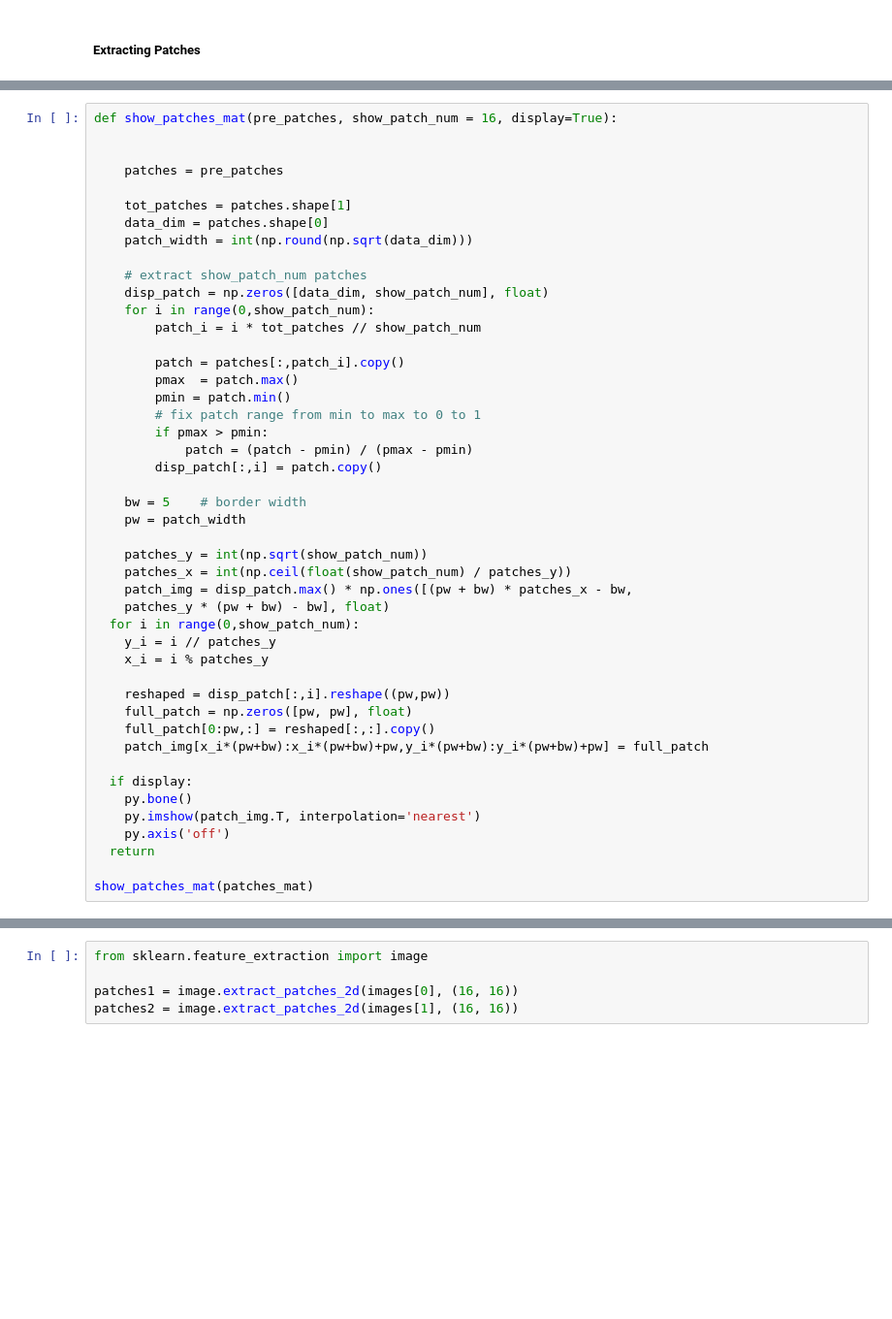
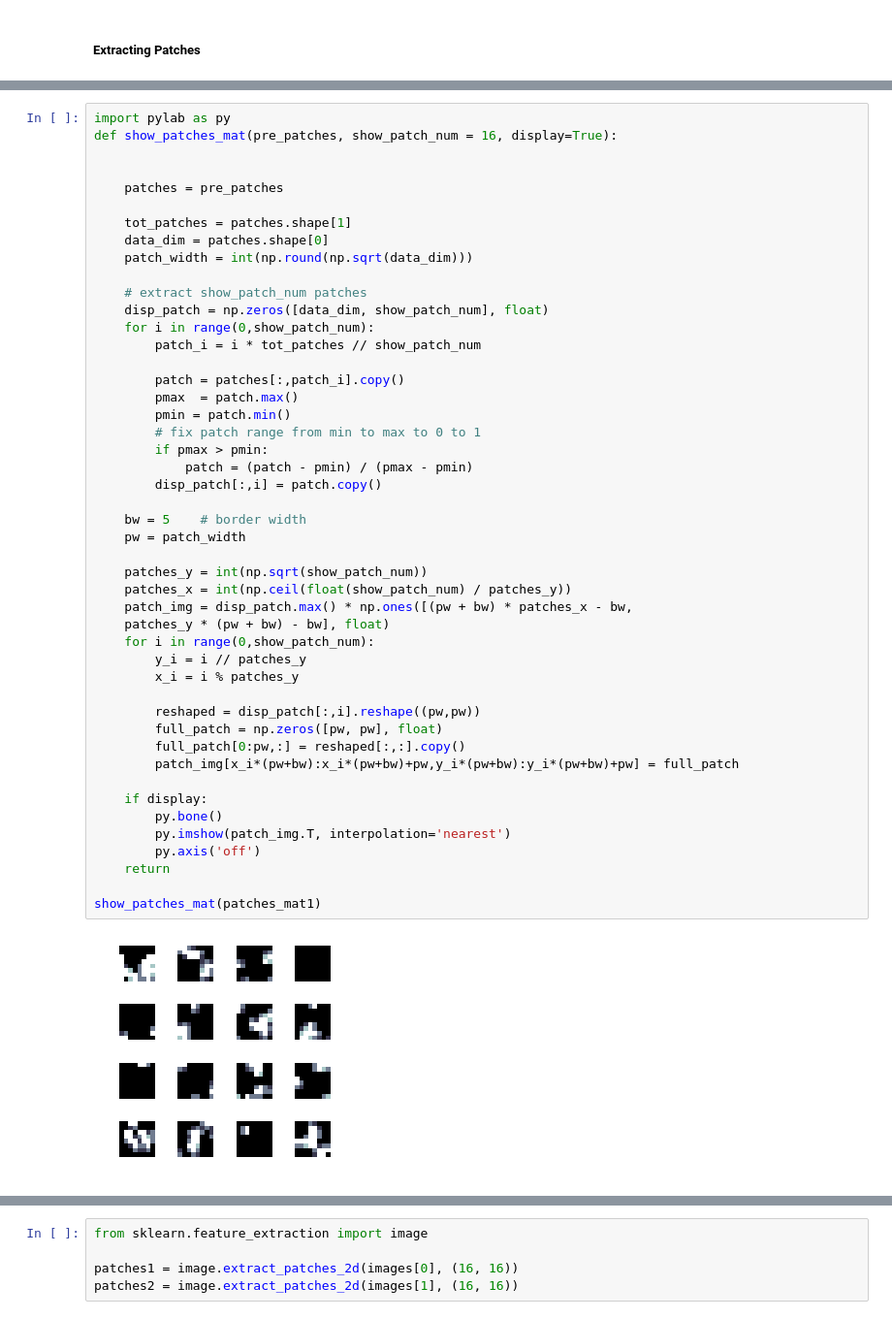
Before and after one commit to dsaffo/ibv, a Jupyter notebook: marys/lgn_patching.ipynb, the cells around one changed output, grey strips where cells are left out. Shown at 97% size. Saved outputs shown, nothing was run; the diff lists cells and outputs as text; blank space fills up the shorter version.

```diff
--- a/marys/lgn_patching.ipynb
+++ b/marys/lgn_patching.ipynb
@@ -275,46 +296,49 @@ shape of the extracted image patch data: (256, 100000)
 # %%
+import pylab as py
 def show_patches_mat(pre_patches, show_patch_num = 16, display=True):
 
 
     patches = pre_patches
 
     tot_patches = patches.shape[1]
     data_dim = patches.shape[0]
     patch_width = int(np.round(np.sqrt(data_dim)))
 
     # extract show_patch_num patches
     disp_patch = np.zeros([data_dim, show_patch_num], float)
     for i in range(0,show_patch_num):
         patch_i = i * tot_patches // show_patch_num
 
         patch = patches[:,patch_i].copy()
         pmax  = patch.max()
         pmin = patch.min()
         # fix patch range from min to max to 0 to 1
         if pmax > pmin:
             patch = (patch - pmin) / (pmax - pmin)
         disp_patch[:,i] = patch.copy()
 
     bw = 5    # border width
     pw = patch_width
 
     patches_y = int(np.sqrt(show_patch_num))
     patches_x = int(np.ceil(float(show_patch_num) / patches_y))
     patch_img = disp_patch.max() * np.ones([(pw + bw) * patches_x - bw,
     patches_y * (pw + bw) - bw], float)
-  for i in range(0,show_patch_num):
-    y_i = i // patches_y
-    x_i = i % patches_y
+    for i in range(0,show_patch_num):
+        y_i = i // patches_y
+        x_i = i % patches_y
 
-    reshaped = disp_patch[:,i].reshape((pw,pw))
-    full_patch = np.zeros([pw, pw], float)
-    full_patch[0:pw,:] = reshaped[:,:].copy()
-    patch_img[x_i*(pw+bw):x_i*(pw+bw)+pw,y_i*(pw+bw):y_i*(pw+bw)+pw] = full_patch
+        reshaped = disp_patch[:,i].reshape((pw,pw))
+        full_patch = np.zeros([pw, pw], float)
+        full_patch[0:pw,:] = reshaped[:,:].copy()
+        patch_img[x_i*(pw+bw):x_i*(pw+bw)+pw,y_i*(pw+bw):y_i*(pw+bw)+pw] = full_patch
 
-  if display:
-    py.bone()
-    py.imshow(patch_img.T, interpolation='nearest')
-    py.axis('off')
-  return
+    if display:
+        py.bone()
+        py.imshow(patch_img.T, interpolation='nearest')
+        py.axis('off')
+    return
 
-show_patches_mat(patches_mat)
+show_patches_mat(patches_mat1)
+# %% [output]
+[figure, added]
```
Also changed, not shown: parts of 10 cells of this notebook, 4 other files.
